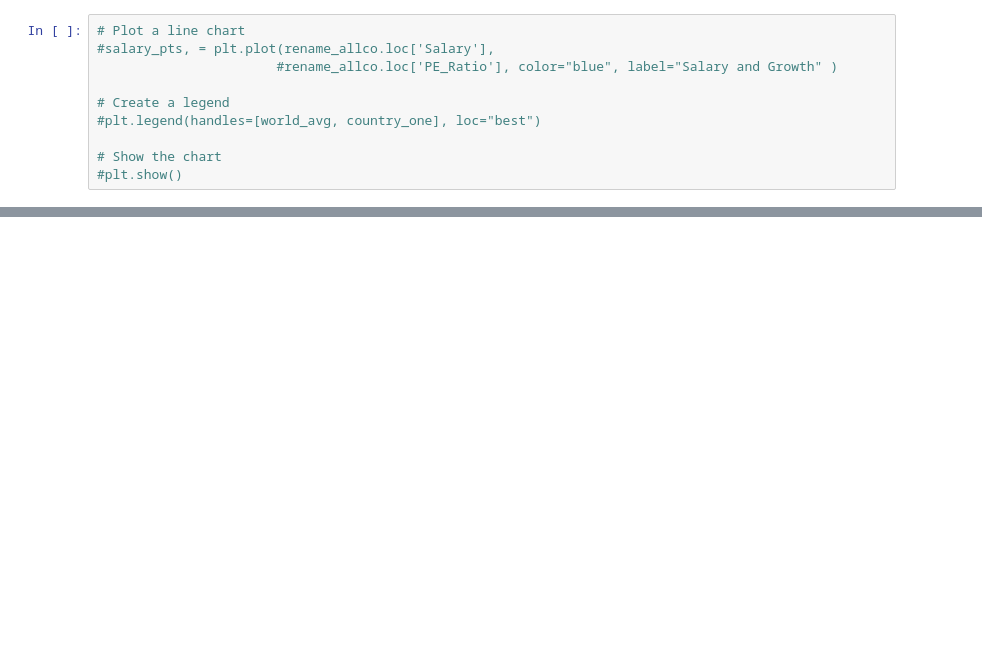
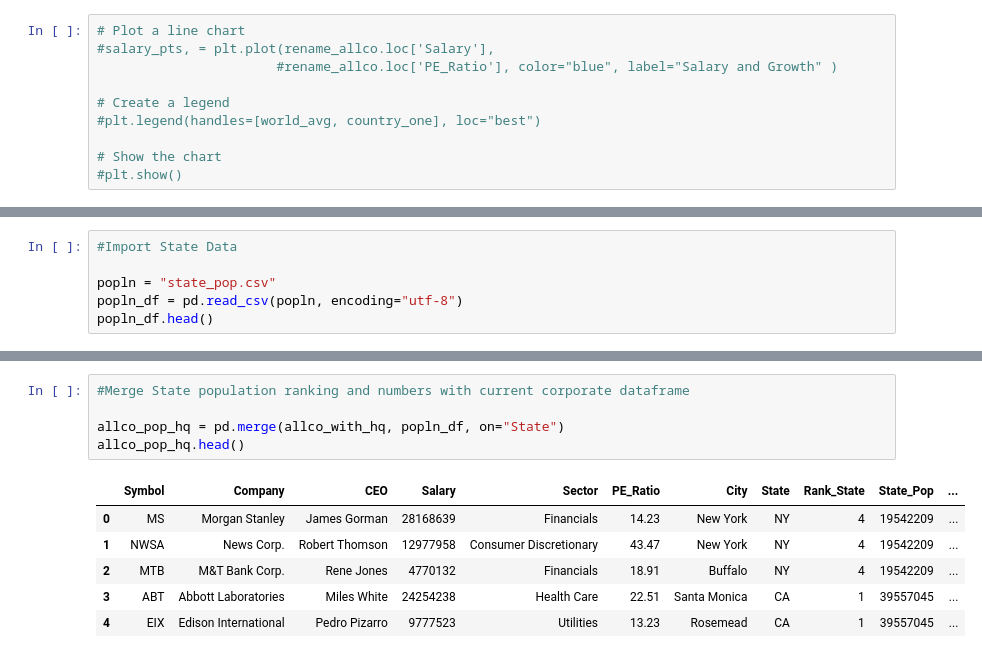
Before and after one commit to yujinie-choi/data_project_one, a Jupyter notebook: salary2.ipynb, the cells around one changed output, grey strips where cells are left out. Cells and saved outputs as stored; diff of their text form; blank space fills up the shorter version.

```diff
--- a/salary2.ipynb
+++ b/salary2.ipynb
@@ -178,0 +225,6 @@ plt.show()
+# %%
+#Import State Data
+
+popln = "state_pop.csv"
+popln_df = pd.read_csv(popln, encoding="utf-8")
+popln_df.head()
@@ -178,0 +238,12 @@ plt.show()
+# %%
+#Merge State population ranking and numbers with current corporate dataframe
+
+allco_pop_hq = pd.merge(allco_with_hq, popln_df, on="State")
+allco_pop_hq.head()
+# %% [output]
+|  | Symbol | Company | CEO | Salary | Sector | PE_Ratio | City | State | Rank_State | State_Pop | ... |
+| 0 | MS | Morgan Stanley | James Gorman | 28168639 | Financials | 14.23 | New York | NY | 4 | 19542209 | ... |
+| 1 | NWSA | News Corp. | Robert Thomson | 12977958 | Consumer Discretionary | 43.47 | New York | NY | 4 | 19542209 | ... |
+| 2 | MTB | M&T Bank Corp. | Rene Jones | 4770132 | Financials | 18.91 | Buffalo | NY | 4 | 19542209 | ... |
+| 3 | ABT | Abbott Laboratories | Miles White | 24254238 | Health Care | 22.51 | Santa Monica | CA | 1 | 39557045 | ... |
+| 4 | EIX | Edison International | Pedro Pizarro | 9777523 | Utilities | 13.23 | Rosemead | CA | 1 | 39557045 | ... |
```
Also changed, not shown: parts of 8 cells of this notebook, 3 other files.
